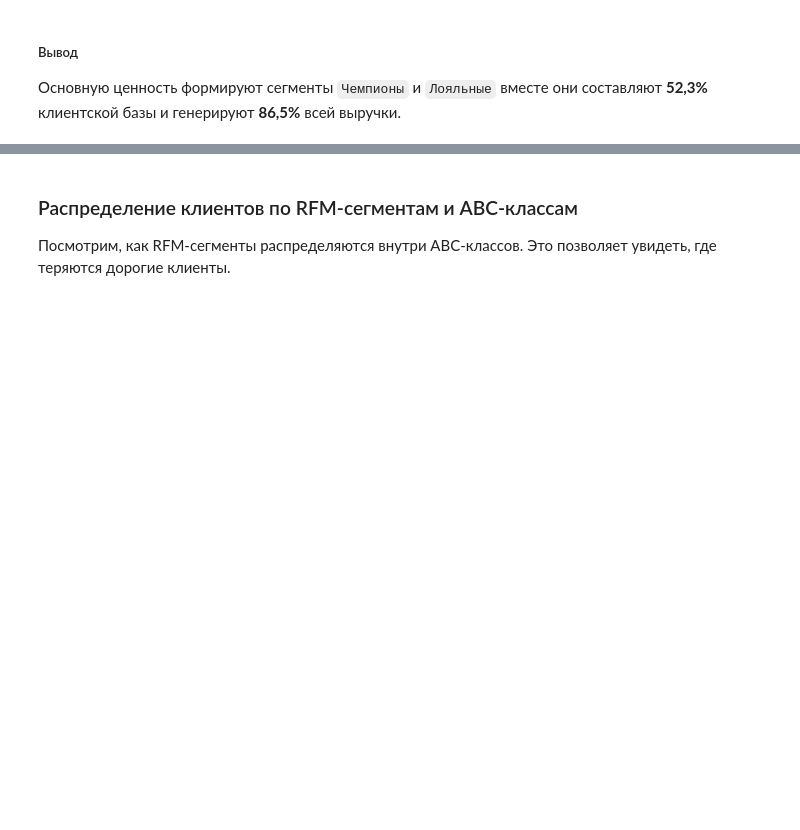
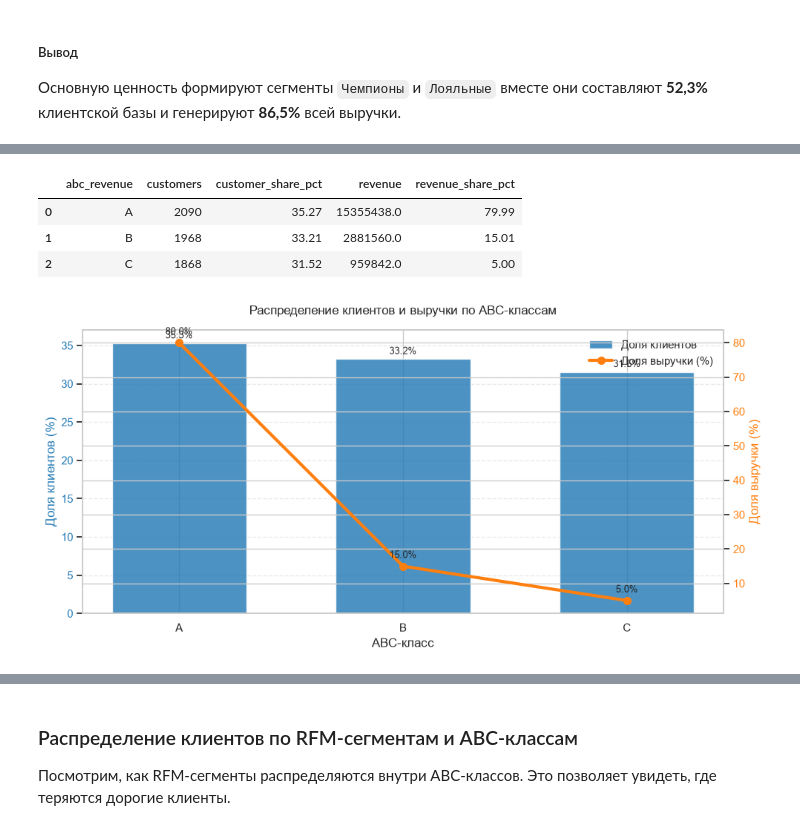
Before and after one commit to artkriukov/portfolio, a Jupyter notebook: projects/rfm-analysis-pharmacy/rfm-pharmacy-analysis.ipynb, the cells around one changed output, grey strips where cells are left out. Saved outputs shown, nothing was run; the diff lists cells and outputs as text; code cells hidden in the pictures; blank space fills up the shorter version.

```diff
--- a/projects/rfm-analysis-pharmacy/rfm-pharmacy-analysis.ipynb
+++ b/projects/rfm-analysis-pharmacy/rfm-pharmacy-analysis.ipynb
@@ -205,0 +113,22 @@ ABC-анализ помогает понять, какие клиенты при
+# %%
+abc_summary = read_sql_from_file("abc_summary")
+abc_summary
+# %% [output]
+|  | abc_revenue | customers | customer_share_pct | revenue | revenue_share_pct |
+| 0 | A | 2090 | 35.27 | 15355438.0 | 79.99 |
+| 1 | B | 1968 | 33.21 | 2881560.0 | 15.01 |
+| 2 | C | 1868 | 31.52 | 959842.0 | 5.00 |
+# %%
+plot_rfm_share(
+    df=abc_summary,
+    segment_col="abc_revenue",
+    customer_share_col="customer_share_pct",
+    revenue_share_col="revenue_share_pct",
+    xlabel="ABC-класс",
+    ylabel="Доля клиентов (%)",
+    ax1label="Доля клиентов",
+    ax2label="Доля выручки (%)",
+    title="Распределение клиентов и выручки по ABC-классам"
+)
+# %% [output]
+[figure, added]
```
Also changed, not shown: parts of 15 cells of this notebook, 4 other files.
